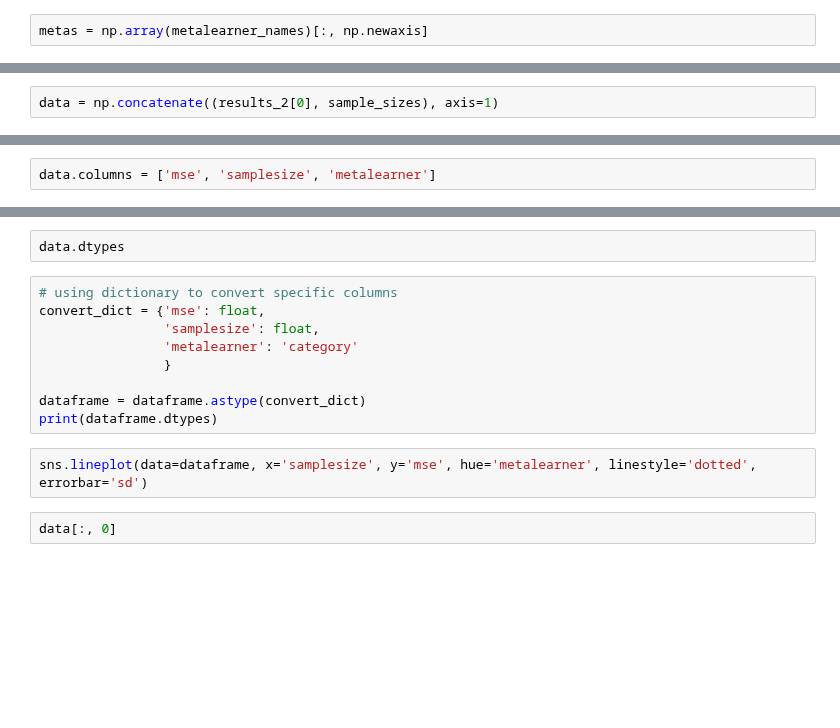
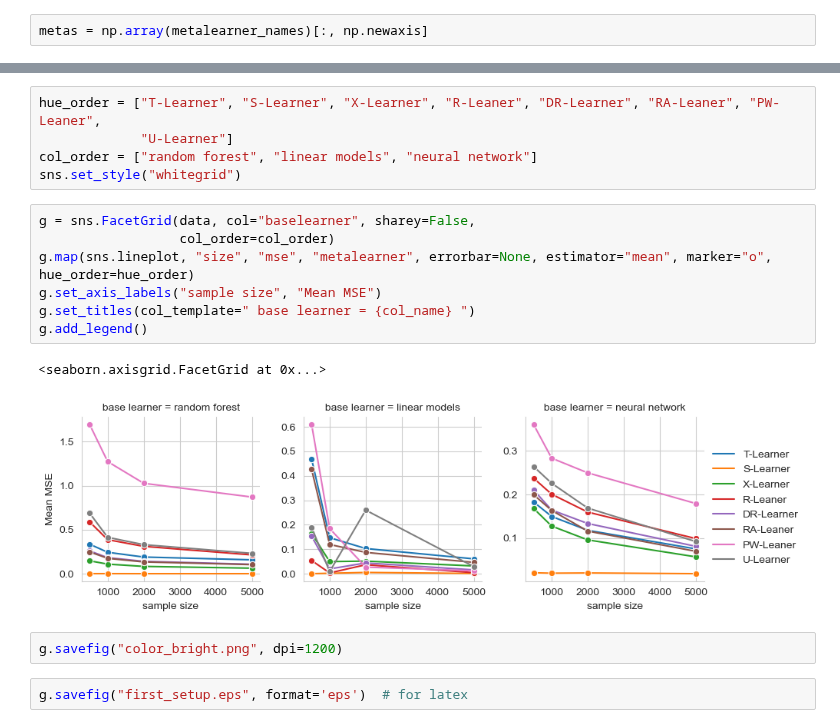
Before and after one commit to abibaj98/Master-Thesis, a Jupyter notebook: Results.ipynb, the cells around one changed output, grey strips where cells are left out. Cells and saved outputs as stored; diff of their text form; blank space fills up the shorter version.

```diff
--- a/Results.ipynb
+++ b/Results.ipynb
@@ -363,2 +446,0 @@ sns.lineplot(data=fmri, x="timepoint", y="signal", hue="event")
-# %%
-data = np.concatenate((results_2[0], sample_sizes), axis=1)
@@ -389,2 +446,0 @@ data
-# %%
-data.columns = ['mse', 'samplesize', 'metalearner']
@@ -397,15 +447,19 @@ data
-# %%
-data.dtypes
-# %%
-# using dictionary to convert specific columns
-convert_dict = {'mse': float,
-                'samplesize': float,
-                'metalearner': 'category'
-                }
-
-dataframe = dataframe.astype(convert_dict)
-print(dataframe.dtypes)
-# %%
-sns.lineplot(data=dataframe, x='samplesize', y='mse', hue='metalearner', linestyle='dotted', errorbar='sd')
-# %%
-data[:, 0]
+# %%
+hue_order = ["T-Learner", "S-Learner", "X-Learner", "R-Leaner", "DR-Learner", "RA-Leaner", "PW-Leaner",
+             "U-Learner"]
+col_order = ["random forest", "linear models", "neural network"]
+sns.set_style("whitegrid")
+# %%
+g = sns.FacetGrid(data, col="baselearner", sharey=False,
+                  col_order=col_order)
+g.map(sns.lineplot, "size", "mse", "metalearner", errorbar=None, estimator="mean", marker="o", hue_order=hue_order)
+g.set_axis_labels("sample size", "Mean MSE")
+g.set_titles(col_template=" base learner = {col_name} ")
+g.add_legend()
+# %% [output]
+<seaborn.axisgrid.FacetGrid at 0x...>
+[figure, added]
+# %%
+g.savefig("color_bright.png", dpi=1200)
+# %%
+g.savefig("first_setup.eps", format='eps')  # for latex
```
Also changed, not shown: parts of 88 cells of this notebook.
